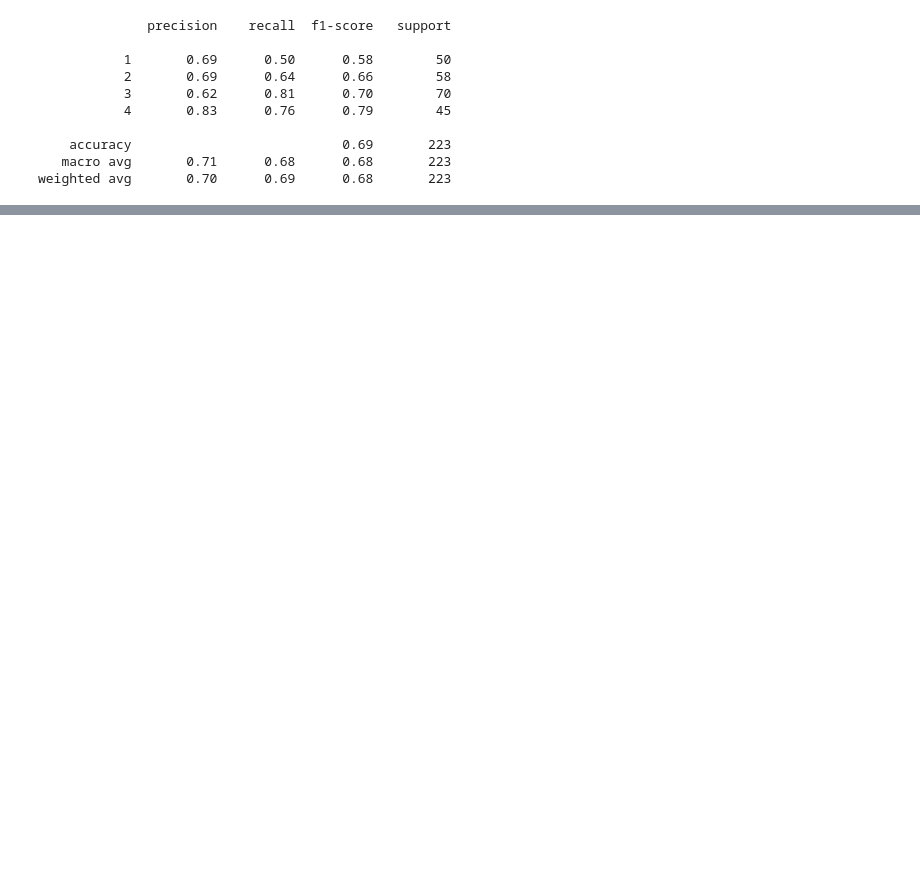
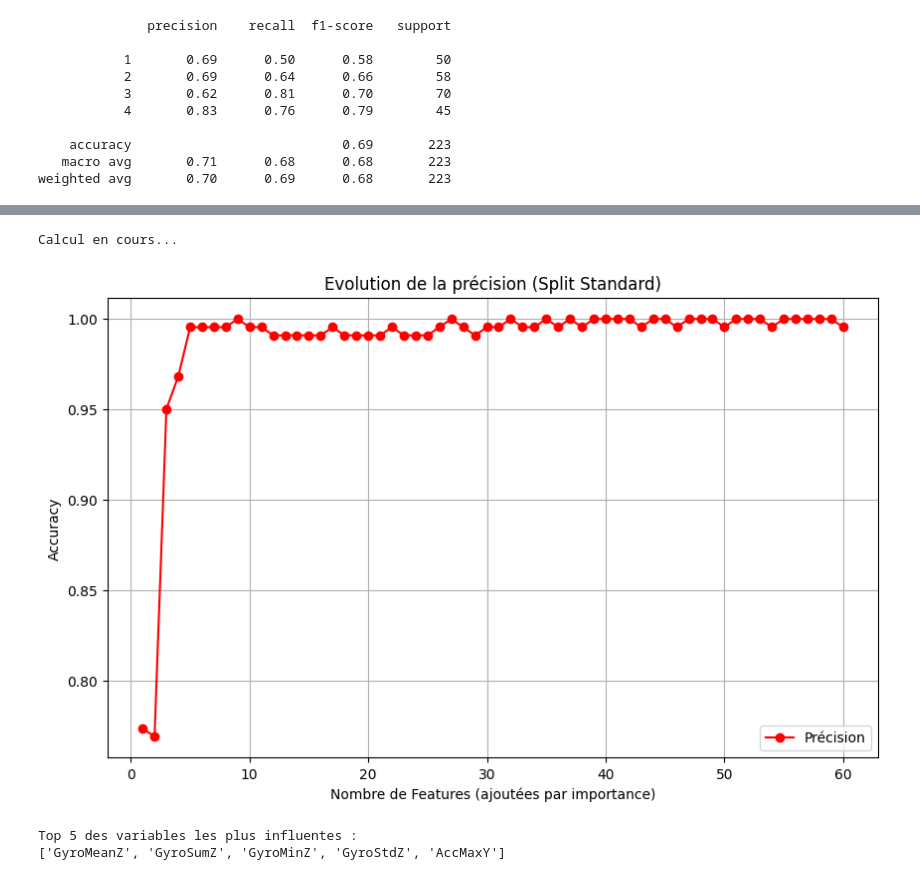
Before and after one commit to SlywoodFR/ProjetIA_Driver_Risk, a Jupyter notebook: data.ipynb, the cells around one changed output, grey strips where cells are left out. Drawn from its saved outputs; the diff is of its cells as text; code cells hidden in the pictures; blank space fills up the shorter version.

Commit message:
Change data

```diff
--- a/data.ipynb
+++ b/data.ipynb
@@ -176,10 +35,10 @@ from sklearn.model_selection import train_test_split
 from sklearn.ensemble import RandomForestClassifier
 from sklearn.metrics import classification_report
 
-data = pd.read_csv(f"final_features_dataset.csv")
+data = pd.read_csv(r"Driving_Behavior_Dataset/Features_By_Window_Size/sero_features_4.csv")
 
-X = data.drop("Target(Class)", axis=1)
-Y = data["Target(Class)"]
+X = data.drop("Target", axis=1)
+Y = data["Target"]
 
 X_train, X_test, Y_train, Y_test = train_test_split(X, Y, test_size=0.2, random_state=42, stratify=Y)
 
@@ -203,0 +63,69 @@ weighted avg       1.00      1.00      1.00       220
+# %%
+import pandas as pd
+import numpy as np
+import matplotlib.pyplot as plt
+from sklearn.ensemble import RandomForestClassifier
+from sklearn.metrics import accuracy_score
+
+# 1. Chargement des données (Assure-toi que c'est le bon fichier avec les 60 colonnes)
+# Si tu utilises sero_features_4.csv comme base :
+df = pd.read_csv(r"Driving_Behavior_Dataset/Features_By_Window_Size/sero_features_4.csv")
+
+# 2. Importation Importances
+importances = model.feature_importances_
+
+# 3. Préparation des Features triées
+feature_names = df.drop("Target", axis=1).columns
+feat_imp_df = pd.DataFrame({'Feature': feature_names, 'Importance': importances})
+# On trie du plus important au moins important
+sorted_features = feat_imp_df.sort_values(by='Importance', ascending=False)['Feature'].tolist()
+
+# 4. Split Classique
+X = df.drop("Target", axis=1)
+y = df["Target"]
+
+# On utilise le split standard avec shuffle (ce qui donne les 100%)
+X_train_full, X_test_full, y_train, y_test = train_test_split(
+    X, y, test_size=0.2, random_state=42, stratify=y
+)
+
+# 5. La Boucle d'Optimisation
+accuracies = []
+nums = []
+
+print("Calcul en cours...")
+for k in range(1, len(sorted_features) + 1):
+    # On prend les k meilleures colonnes
+    top_k_features = sorted_features[:k]
+
+    # On réduit le train/test à ces colonnes
+    X_train_k = X_train_full[top_k_features]
+    X_test_k = X_test_full[top_k_features]
+
+    # Entraînement rapide
+    clf = RandomForestClassifier(n_estimators=50, random_state=42, n_jobs=-1)
+    clf.fit(X_train_k, y_train)
+
+    # Score
+    acc = accuracy_score(y_test, clf.predict(X_test_k))
+    accuracies.append(acc)
+    nums.append(k)
+
+# 6. Graphique
+plt.figure(figsize=(10, 6))
+plt.plot(nums, accuracies, marker='o', color='red', label='Précision')
+plt.title("Evolution de la précision (Split Standard)")
+plt.xlabel("Nombre de Features (ajoutées par importance)")
+plt.ylabel("Accuracy")
+plt.grid(True)
+plt.legend()
+plt.show()
+
+# Affichage du top 5
+print("Top 5 des variables les plus influentes :")
+print(sorted_features[:5])
+# %% [output]
+Calcul en cours...
+[figure, added]
+Top 5 des variables les plus influentes :
+['GyroMeanZ', 'GyroSumZ', 'GyroMinZ', 'GyroStdZ', 'AccMaxY']
```
Also changed, not shown: parts of 4 cells of this notebook, 1 other file.
